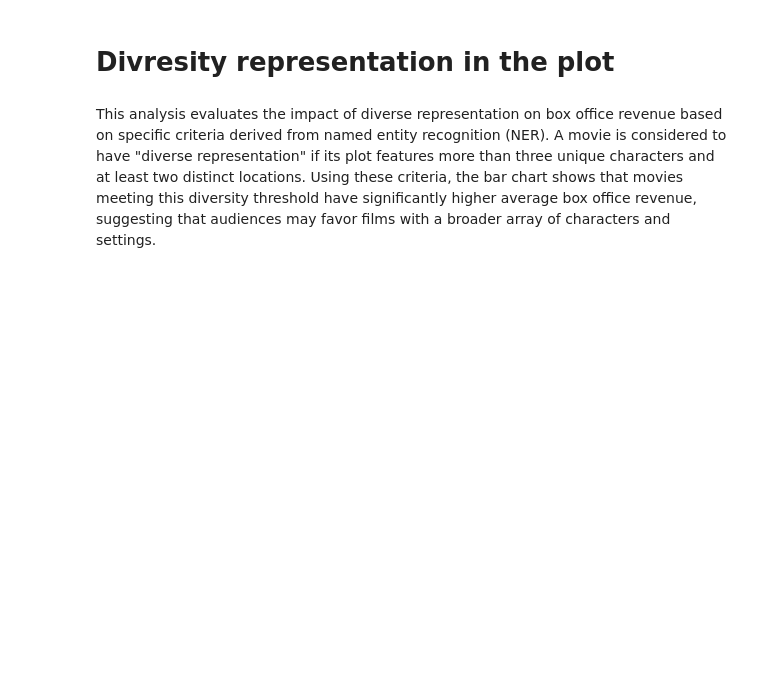
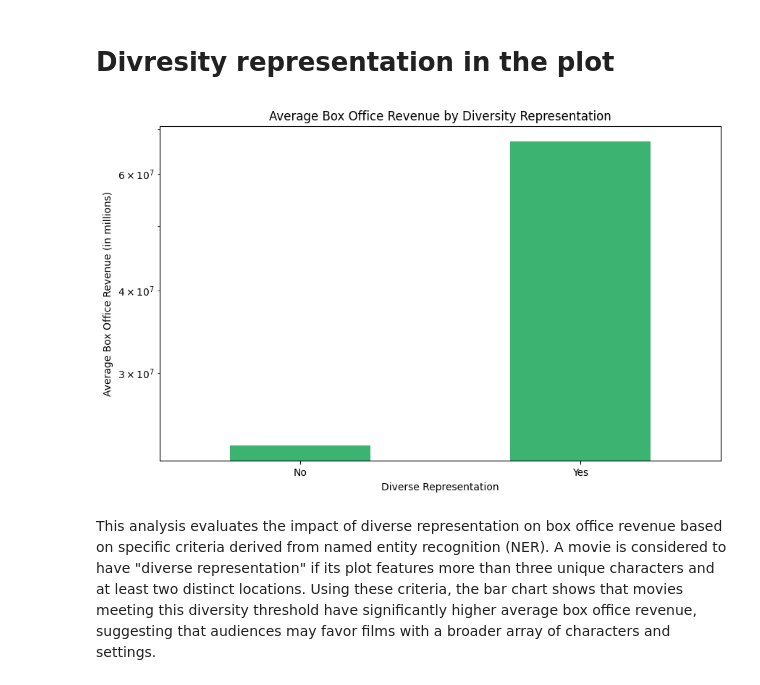
Before and after one commit to epfl-ada/ada-2024-project-conquistada, a Jupyter notebook: results.ipynb, the cells around one changed output. Cells and saved outputs as stored; diff of their text form; code cells hidden in the pictures; blank space fills up the shorter version.

```diff
--- a/results.ipynb
+++ b/results.ipynb
@@ -786,23 +884,27 @@ Using the Flesch Reading Ease Score, plot summaries were categorized into three
 # %% [markdown]
 # Divresity representation in the plot
 # %%
+nlp = spacy.load('en_core_web_sm')
+
 # Apply NER
-plot_merge['Entities'] = plot_merge['Plot'].apply(extract_entities)
+plot_merge['Entities'] = plot_merge['Plot'].apply(lambda x : extract_entities(x, nlp))
 
 # Flag movies with diverse characters and locations based on entity count
 plot_merge['Diverse Representation'] = plot_merge['Entities'].apply(lambda x: len(x['characters']) > 3 and len(x['locations']) > 1)
 
 # Calculate average revenue and rating for diverse vs non-diverse representation
 avg_revenue_by_diversity = plot_merge.groupby('Diverse Representation')['Movie box office revenue'].mean()
 
 # Plot average revenue by diversity representation
 plt.figure(figsize=(10, 6))
 avg_revenue_by_diversity.plot(kind='bar', color='mediumseagreen')
 plt.title('Average Box Office Revenue by Diversity Representation')
 plt.xlabel('Diverse Representation')
 plt.ylabel('Average Box Office Revenue (in millions)')
 plt.xticks([0, 1], ['No', 'Yes'], rotation=0)
 plt.yscale('log')
 plt.show()
+# %% [output]
+[figure, added]
 # %% [markdown]
 This analysis evaluates the impact of diverse representation on box office revenue based on specific criteria derived from named entity recognition (NER). A movie is considered to have "diverse representation" if its plot features more than three unique characters and at least two distinct locations. Using these criteria, the bar chart shows that movies meeting this diversity threshold have significantly higher average box office revenue, suggesting that audiences may favor films with a broader array of characters and settings.
```
Also changed, not shown: parts of 9 cells of this notebook, 1 other file.
